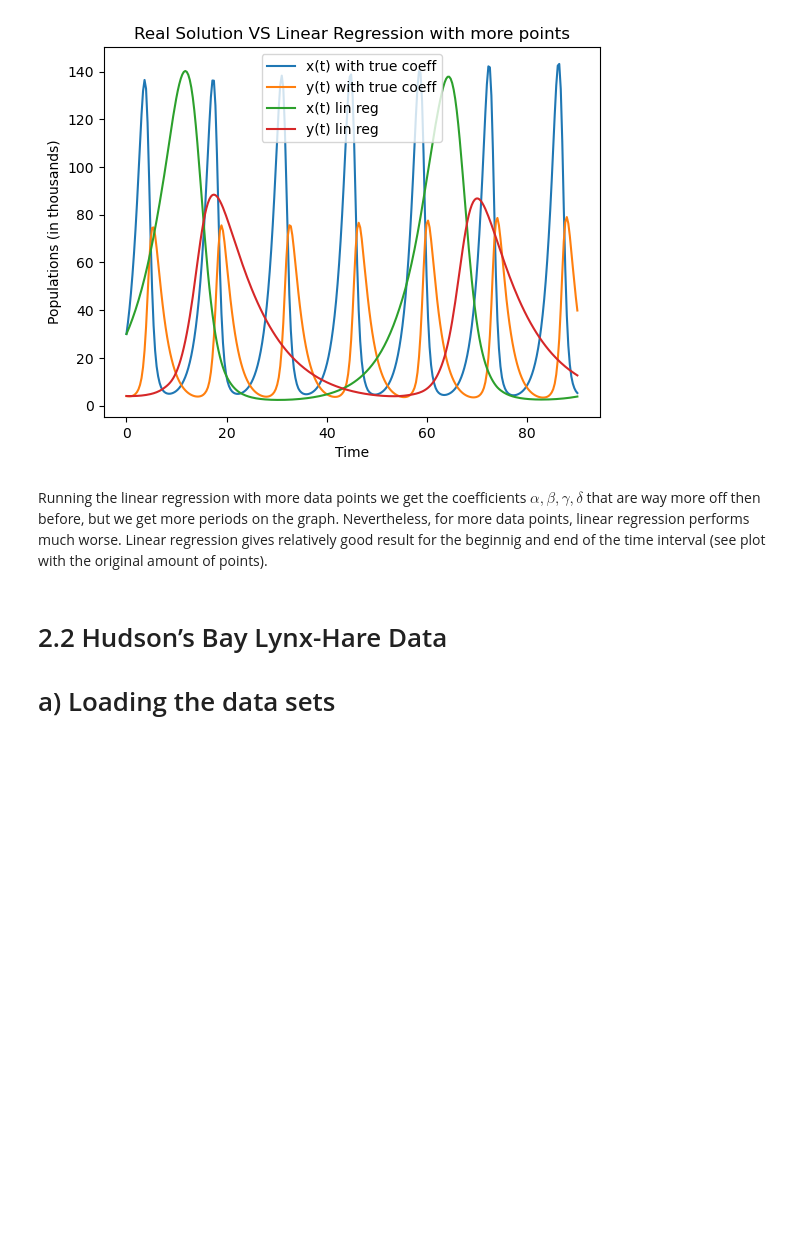
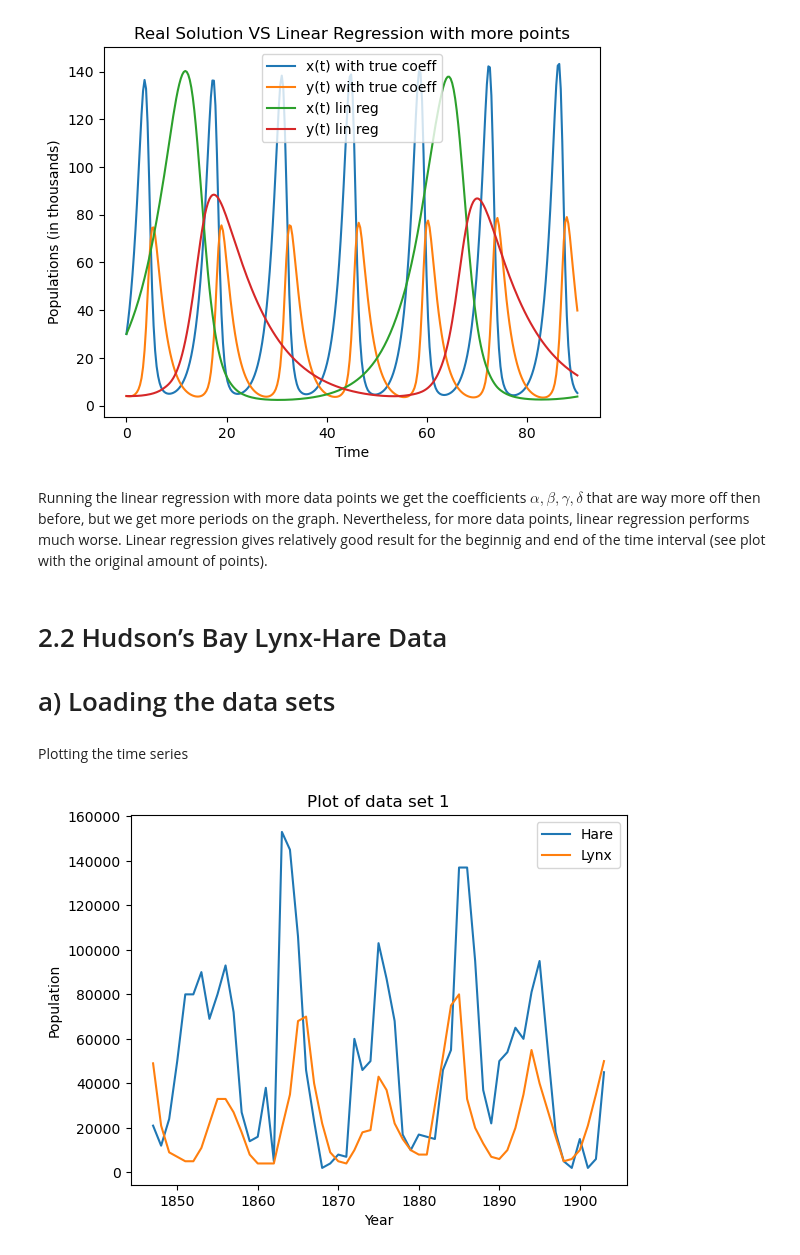
Before and after one commit to HannaKarwowska/Scientific-Machine-Learning-PSI-2026, a Jupyter notebook: Homework/My Homeworks 2/HW2_Hanna.ipynb, the cells around one changed output. Drawn from its saved outputs; the diff is of its cells as text; code cells hidden in the pictures; blank space fills up the shorter version.

```diff
--- a/Homework/My Homeworks 2/HW2_Hanna.ipynb
+++ b/Homework/My Homeworks 2/HW2_Hanna.ipynb
@@ -486,0 +489,25 @@ Running the linear regression with more data points we get the coefficients $\al
+# %%
+#Loading two data sets
+
+data_set1 = pd.read_csv("Leigh1968_harelynx.csv")
+
+data_set2 = pd.read_csv("lotvol.csv")
+# %% [markdown]
+Plotting the time series
+# %%
+#Plot data set 1
+
+fig, ax = plt.subplots()
+
+ax.plot(data_set1["year"], data_set1["hare"], label="Hare")
+ax.plot(data_set1["year"], data_set1["lynx"], label="Lynx")
+
+ax.set_title("Plot of data set 1")
+ax.set_xlabel("Year")
+ax.set_ylabel("Population")
+ax.legend()
+
+fig.savefig("Plot_data_set1.png")
+plt.show()
+# %% [output]
+[figure, added]
```
Also changed, not shown: parts of 3 cells of this notebook, 3 other files.
